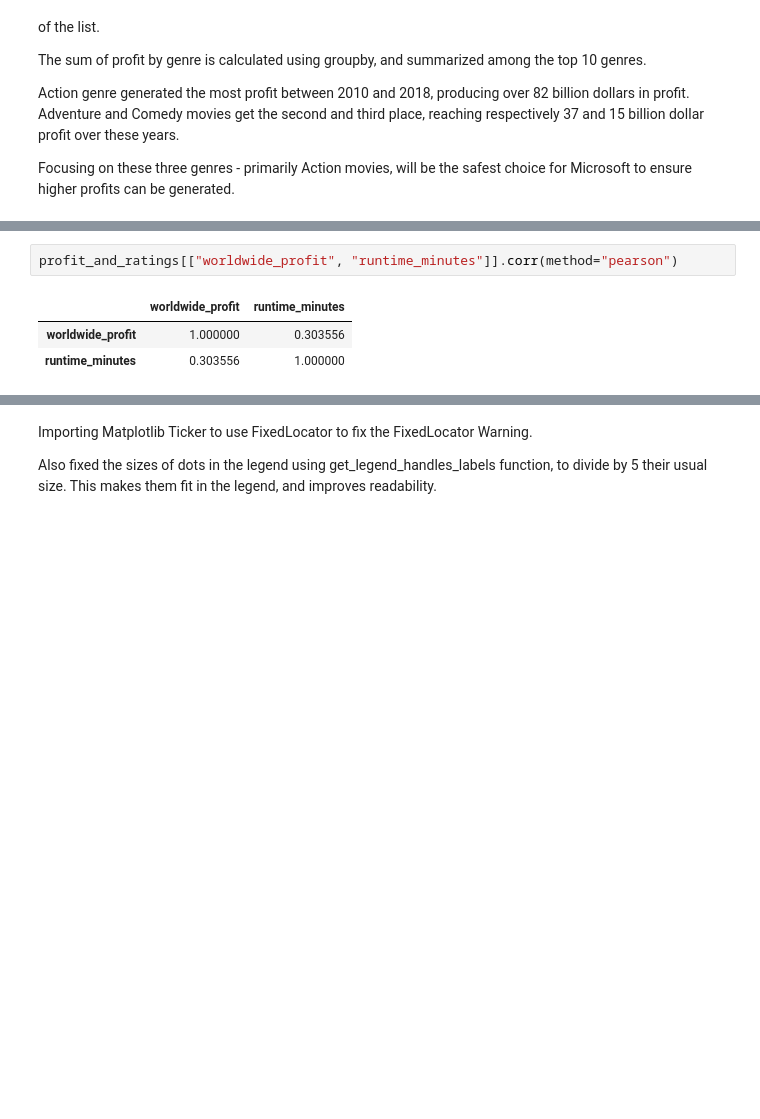
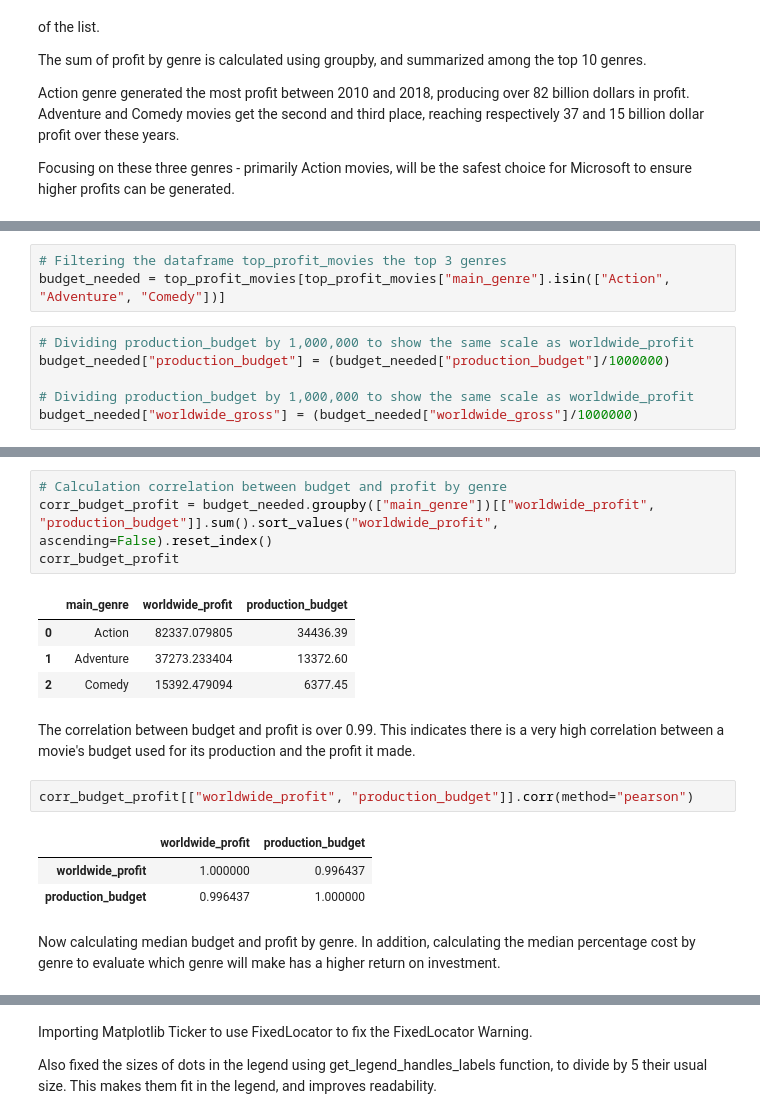
Before and after one commit to AlbaneCM/MicrosoftMovieAnalysis, a Jupyter notebook: microsoft-movie-analysis.ipynb, the cells around one changed output, grey strips where cells are left out. Drawn from its saved outputs; the diff is of its cells as text; blank space fills up the shorter version.

```diff
--- a/microsoft-movie-analysis.ipynb
+++ b/microsoft-movie-analysis.ipynb
@@ -879,0 +854,9 @@ print(median_rating)
+# %%
+# Filtering the dataframe top_profit_movies the top 3 genres
+budget_needed = top_profit_movies[top_profit_movies["main_genre"].isin(["Action", "Adventure", "Comedy"])]
+# %%
+# Dividing production_budget by 1,000,000 to show the same scale as worldwide_profit
+budget_needed["production_budget"] = (budget_needed["production_budget"]/1000000)
+
+# Dividing production_budget by 1,000,000 to show the same scale as worldwide_profit
+budget_needed["worldwide_gross"] = (budget_needed["worldwide_gross"]/1000000)
@@ -880,6 +874,20 @@ print(median_rating)
+# %%
+# Calculation correlation between budget and profit by genre
+corr_budget_profit = budget_needed.groupby(["main_genre"])[["worldwide_profit", "production_budget"]].sum().sort_values("worldwide_profit", ascending=False).reset_index()
+corr_budget_profit
+# %% [output]
+|  | main_genre | worldwide_profit | production_budget |
+| 0 | Action | 82337.079805 | 34436.39 |
+| 1 | Adventure | 37273.233404 | 13372.60 |
+| 2 | Comedy | 15392.479094 | 6377.45 |
+# %% [markdown]
+The correlation between budget and profit is over 0.99. This indicates there is a very high correlation between a movie's budget used for its production and the profit it made.
 # %%
-profit_and_ratings[["worldwide_profit", "runtime_minutes"]].corr(method="pearson")
+corr_budget_profit[["worldwide_profit", "production_budget"]].corr(method="pearson")
 # %% [output]
-|  | worldwide_profit | runtime_minutes |
-| worldwide_profit | 1.000000 | 0.303556 |
-| runtime_minutes | 0.303556 | 1.000000 |
+|  | worldwide_profit | production_budget |
+| worldwide_profit | 1.000000 | 0.996437 |
+| production_budget | 0.996437 | 1.000000 |
+# %% [markdown]
+Now calculating median budget and profit by genre.
+In addition, calculating the median percentage cost by genre to evaluate which genre will make has a higher return on investment.
```
Also changed, not shown: parts of 29 cells of this notebook, 6 other files.
